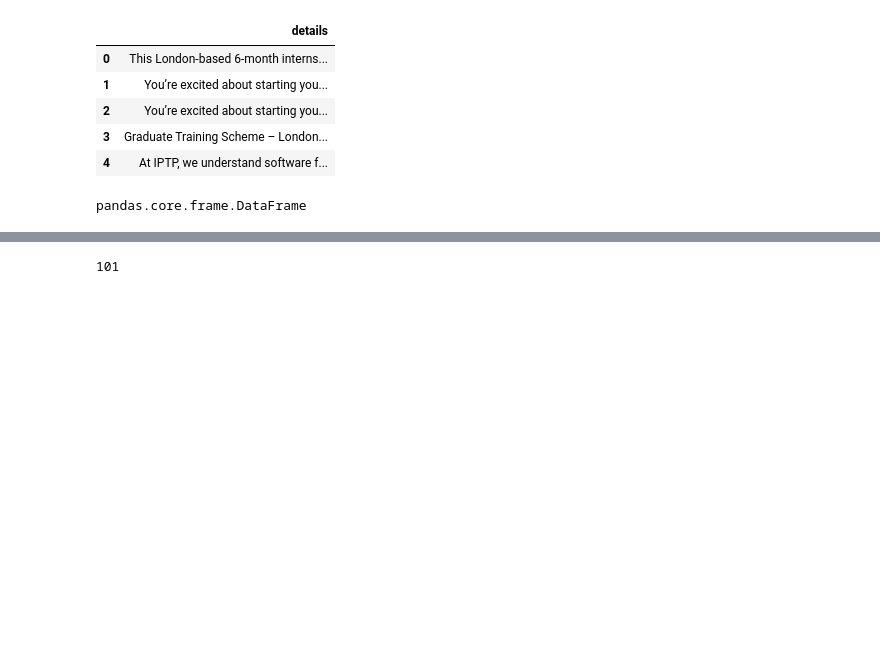
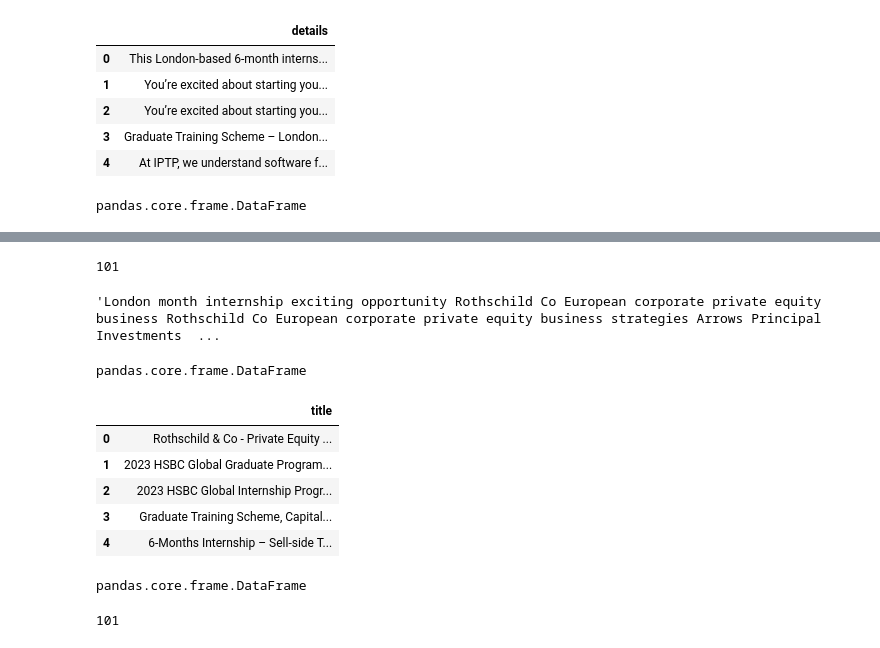
Before and after one commit to ethanvirtudazo/DS105_Project, a Jupyter notebook: text_pipeline.ipynb, the cells around one changed output, grey strips where cells are left out. Cells and saved outputs as stored; diff of their text form; code cells hidden in the pictures; blank space fills up the shorter version.

```diff
--- a/text_pipeline.ipynb
+++ b/text_pipeline.ipynb
@@ -95 +132,34 @@ docs = df_text['details'].apply(nlp)
+# %%
+# join all tokens for each job into a single string
+fil_lst_1 = [' '.join(lst) for lst in filtered_docs]
+len(fil_lst_1)
+# %% [output]
+101
+# %%
+fil_lst_1[0]
+# %% [output]
+'London month internship exciting opportunity Rothschild Co European corporate private equity business Rothschild Co European corporate private equity business strategies Arrows Principal Investments  ...
+# %%
+# CREATING DATAFRAME FOR R
+
+# 1 Turning titles
+df_title_r_1 = df_title[0:101]
+df_title_r_1 = pd.DataFrame(df_title_r)
+type(df_title_r_1)
+# %% [output]
+pandas.core.frame.DataFrame
+# %%
+df_title_r_1.head()
+# %% [output]
+|  | title |
+| 0 | Rothschild & Co - Private Equity ... |
+| 1 | 2023 HSBC Global Graduate Program... |
+| 2 | 2023 HSBC Global Internship Progr... |
+| 3 | Graduate Training Scheme, Capital... |
+| 4 | 6-Months Internship – Sell-side T... |
+# %%
+df_fil_1 = pd.DataFrame(fil_lst_1)
+type(df_fil_1)
+# %% [output]
+pandas.core.frame.DataFrame
 # %%
```
Also changed, not shown: parts of 23 cells of this notebook, 1 other file.
